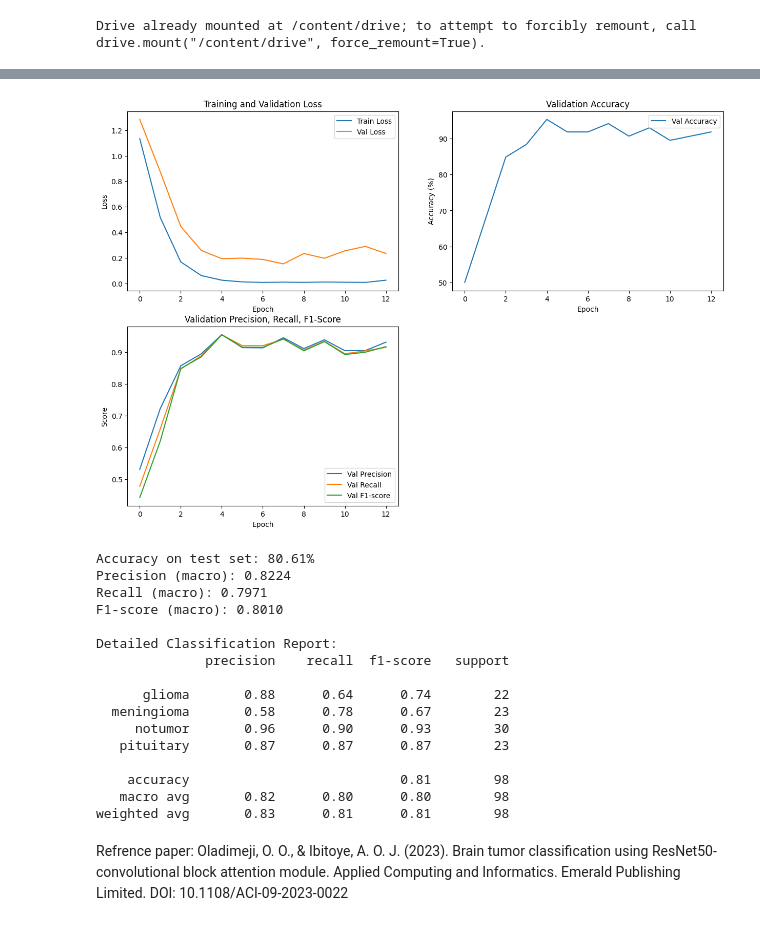
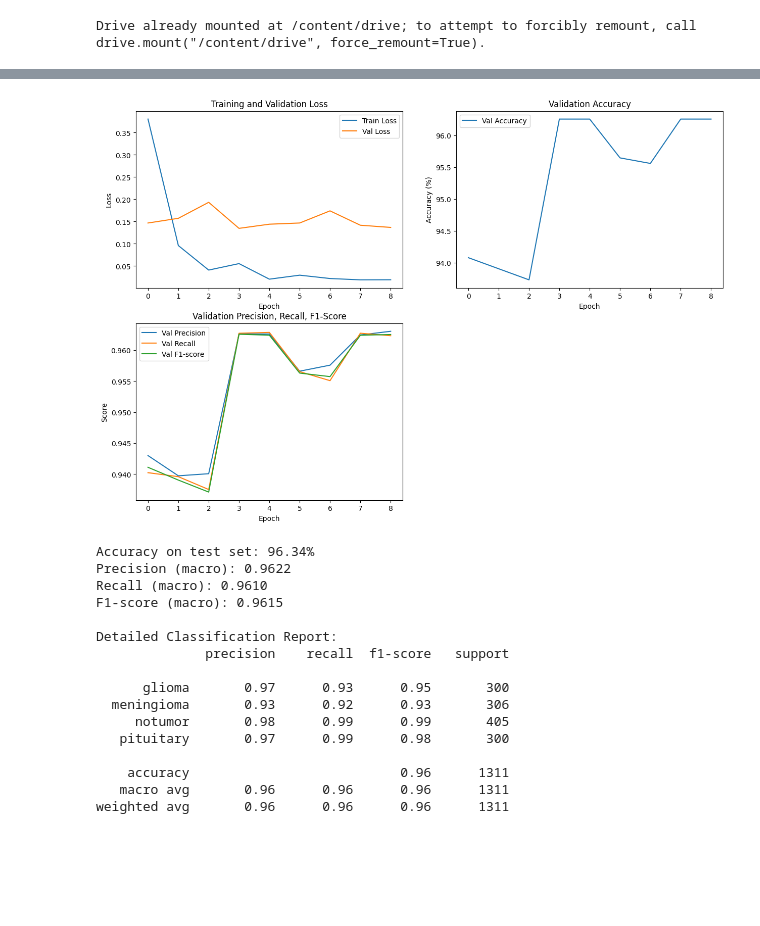
Before and after one commit to iranfromiran/computer-vision-brain-tumor, a Jupyter notebook: ai_brain_tumor.ipynb, the cells around one changed output, grey strips where cells are left out. Cells and saved outputs as stored; diff of their text form; code cells hidden in the pictures; blank space fills up the shorter version.

Commit message:
same model: switch to full dataset
the previous versions were tested on 10-15% of the database and from here on it's gonna be on full database.

```diff
--- a/ai_brain_tumor.ipynb
+++ b/ai_brain_tumor.ipynb
@@ -39,14 +39,22 @@ print(f"Using device: {device}")
 Using device: cuda
 # %%
 transform = transforms.Compose([
+    transforms.Resize((224, 224)),
+    transforms.Grayscale(num_output_channels=1),
+    transforms.RandomHorizontalFlip(p=0.5),
+    transforms.ToTensor(),
+    transforms.Normalize(mean=[0.485], std=[0.229])
+])
+
+test_transform = transforms.Compose([
     transforms.Resize((224, 224)),
     transforms.Grayscale(num_output_channels=1),
     transforms.ToTensor(),
     transforms.Normalize(mean=[0.485], std=[0.229])
 ])
 
-train_dir = '/content/drive/My Drive/Colab Notebooks/experiment data/training'
-test_dir = '/content/drive/My Drive/Colab Notebooks/experiment data/testing'
+train_dir = '/content/drive/My Drive/brain tumor full dataset/Training'
+test_dir = '/content/drive/My Drive/brain tumor full dataset/Testing'
 
 from google.colab import drive
 drive.mount('/content/drive')
@@ -57,6 +65,7 @@ test_dataset = datasets.ImageFolder(root=test_dir, transform=transform)
 train_size = int(0.8 * len(train_dataset))
 val_size = len(train_dataset) - train_size
 train_dataset, val_dataset = random_split(train_dataset, [train_size, val_size])
+val_dataset.dataset.transform = test_transform  # No augmentation for validation
 
 train_loader = DataLoader(train_dataset, batch_size=32, shuffle=True)
 test_loader = DataLoader(test_dataset, batch_size=32, shuffle=False)
@@ -163,10 +173,9 @@ ResNet50CBAM(
 # %%
-# Loss and optimizer (paper uses Adam with lr=0.0001)
 criterion = nn.CrossEntropyLoss()
 optimizer = optim.Adam(filter(lambda p: p.requires_grad, model.parameters()), lr=0.0001)
 
-# Training loop (paper trains for 50 epochs, we’ll start with 20 for subset)
-num_epochs = 20
+# Training loop
+num_epochs = 50
 train_losses = []
 val_losses = []
 val_accuracies = []
@@ -192,7 +201,7 @@ for epoch in range(num_epochs):
 
         running_loss += loss.item()
         total_train_loss += loss.item()
-        if i % 10 == 9:
+        if i % 50 == 49:
             print(f'Epoch [{epoch+1}/{num_epochs}], Step [{i+1}/{len(train_loader)}], Loss: {running_loss/10:.4f}')
             running_loss = 0.0
 
@@ -238,7 +247,7 @@ for epoch in range(num_epochs):
     if avg_val_loss < best_val_loss:
         best_val_loss = avg_val_loss
         counter = 0
-        torch.save(model.state_dict(), '/content/drive/My Drive/Colab Notebooks/2resnet50_cbam.pth')
+        torch.save(model.state_dict(), '/content/drive/My Drive/Colab Notebooks/3resnet50_cbam.pth')
     else:
         counter += 1
         if counter >= patience:
@@ -303,50 +312,48 @@ with torch.no_grad():
         images, labels = images.to(device), labels.to(device)
         outputs = model(images)
         _, predicted = torch.max(outputs.data, 1)
         total += labels.size(0)
         correct += (predicted == labels).sum().item()
         all_preds.extend(predicted.cpu().numpy())
         all_labels.extend(labels.cpu().numpy())
 
 accuracy = 100 * correct / total
 print(f'Accuracy on test set: {accuracy:.2f}%')
 
 precision = Precision(task="multiclass", num_classes=4, average='macro').to(device)
 recall = Recall(task="multiclass", num_classes=4, average='macro').to(device)
 f1 = F1Score(task="multiclass", num_classes=4, average='macro').to(device)
 
 all_preds_tensor = torch.tensor(all_preds).to(device)
 all_labels_tensor = torch.tensor(all_labels).to(device)
 
 prec_score = precision(all_preds_tensor, all_labels_tensor)
 rec_score = recall(all_preds_tensor, all_labels_tensor)
 f1_score = f1(all_preds_tensor, all_labels_tensor)
 
 print(f'Precision (macro): {prec_score:.4f}')
 print(f'Recall (macro): {rec_score:.4f}')
 print(f'F1-score (macro): {f1_score:.4f}')
 
 print("\nDetailed Classification Report:")
 print(classification_report(all_labels, all_preds, target_names=class_names))
 
-torch.save(model.state_dict(), '/content/drive/My Drive/Colab Notebooks/2resnet50_cbam_finetuned.pth')
+torch.save(model.state_dict(), '/content/drive/My Drive/Colab Notebooks/3resnet50_cbam_finetuned.pth')
 # %% [output]
-[figure, old version]
+[figure, new version]
-Accuracy on test set: 80.61%
-Precision (macro): 0.8224
-Recall (macro): 0.7971
-F1-score (macro): 0.8010
+Accuracy on test set: 96.34%
+Precision (macro): 0.9622
+Recall (macro): 0.9610
+F1-score (macro): 0.9615
 
 Detailed Classification Report:
               precision    recall  f1-score   support
 
-      glioma       0.88      0.64      0.74        22
-  meningioma       0.58      0.78      0.67        23
-     notumor       0.96      0.90      0.93        30
-   pituitary       0.87      0.87      0.87        23
+      glioma       0.97      0.93      0.95       300
+  meningioma       0.93      0.92      0.93       306
+     notumor       0.98      0.99      0.99       405
+   pituitary       0.97      0.99      0.98       300
 
-    accuracy                           0.81        98
-   macro avg       0.82      0.80      0.80        98
-weighted avg       0.83      0.81      0.81        98
+    accuracy                           0.96      1311
+   macro avg       0.96      0.96      0.96      1311
+weighted avg       0.96      0.96      0.96      1311
-# %% [markdown]
-Refrence paper: Oladimeji, O. O., & Ibitoye, A. O. J. (2023). Brain tumor classification using ResNet50-convolutional block attention module. Applied Computing and Informatics. Emerald Publishing Limited. DOI: 10.1108/ACI-09-2023-0022
```
Also changed, not shown: parts of 3 cells of this notebook.
